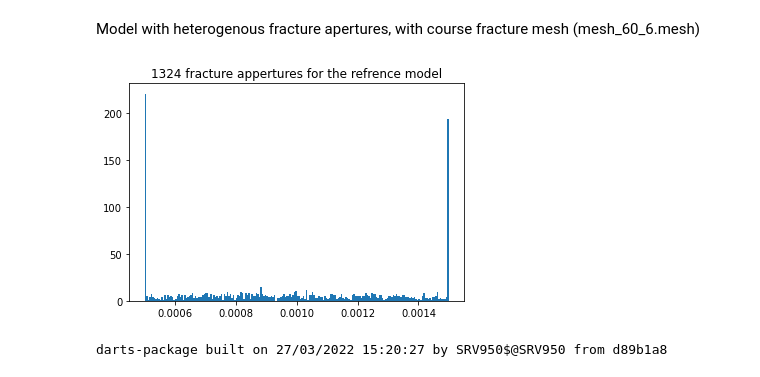
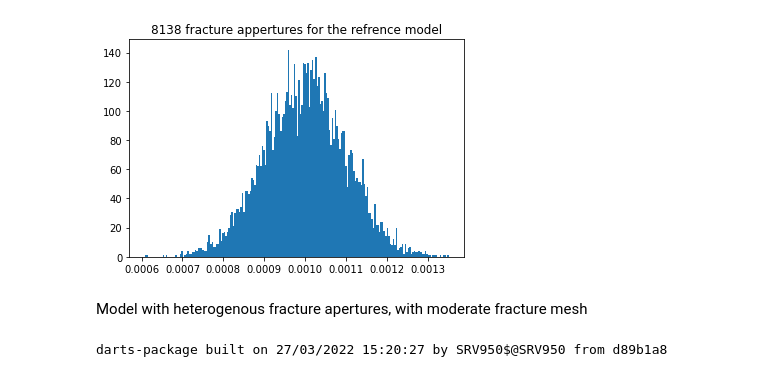
Before and after one commit to gabrielserrao/DA-DARTS-Naturally-Fractured-Reservoir, a Jupyter notebook: mainDA_heterogeneous_frac_width.ipynb, the cells around one changed output. Saved outputs shown, nothing was run; the diff lists cells and outputs as text; code cells hidden in the pictures.

Commit message:
Building ensemble of fracture apertures

```diff
--- a/mainDA_heterogeneous_frac_width.ipynb
+++ b/mainDA_heterogeneous_frac_width.ipynb
@@ -17,17 +17,17 @@ import time
 import matplotlib.pyplot as plt
 import pandas as pd
 import scipy.stats as stats
+# %%
+#%%
+#First we define the model that will be used as refference with a 8138 distribution of fracture appertures - np.array with 8138 elements distributed from a uniform distribution
+frac_aper_het =  np.zeros(8138)
+frac_aper_het = np.clip(np.random.normal(1e-3, 0.1*(1e-3), 8138),0.0005,0.0015)#cliping to keep only positive numbvers for the frac apertures
+plt.hist(frac_aper_het, bins=200)
+plt.title('8138 fracture appertures for the refrence model')
+plt.show()
+# %% [output]
+[figure, added]
 # %% [markdown]
-Model with heterogenous fracture apertures, with course fracture mesh (mesh_60_6.mesh)
+Model with heterogenous fracture apertures, with moderate fracture mesh
-# %%
-#%%
-#First we define the model that will be used as refference with a 1324 distribution of fracture appertures - np.array with 1324 elements distributed from a uniform distribution
-frac_aper =  np.zeros(1324)
-frac_aper = np.clip(np.random.normal(1e-3, 0.5*(1e-3), 1324),0.0005,0.0015) #cliping to keep only positive numbvers for the frac apertures
-plt.hist(frac_aper, bins=200)
-plt.title('1324 fracture appertures for the refrence model')
-plt.show()
-# %% [output]
-[figure, removed]
 # %%
 #%%
```
Also changed, not shown: parts of 5 cells of this notebook.
